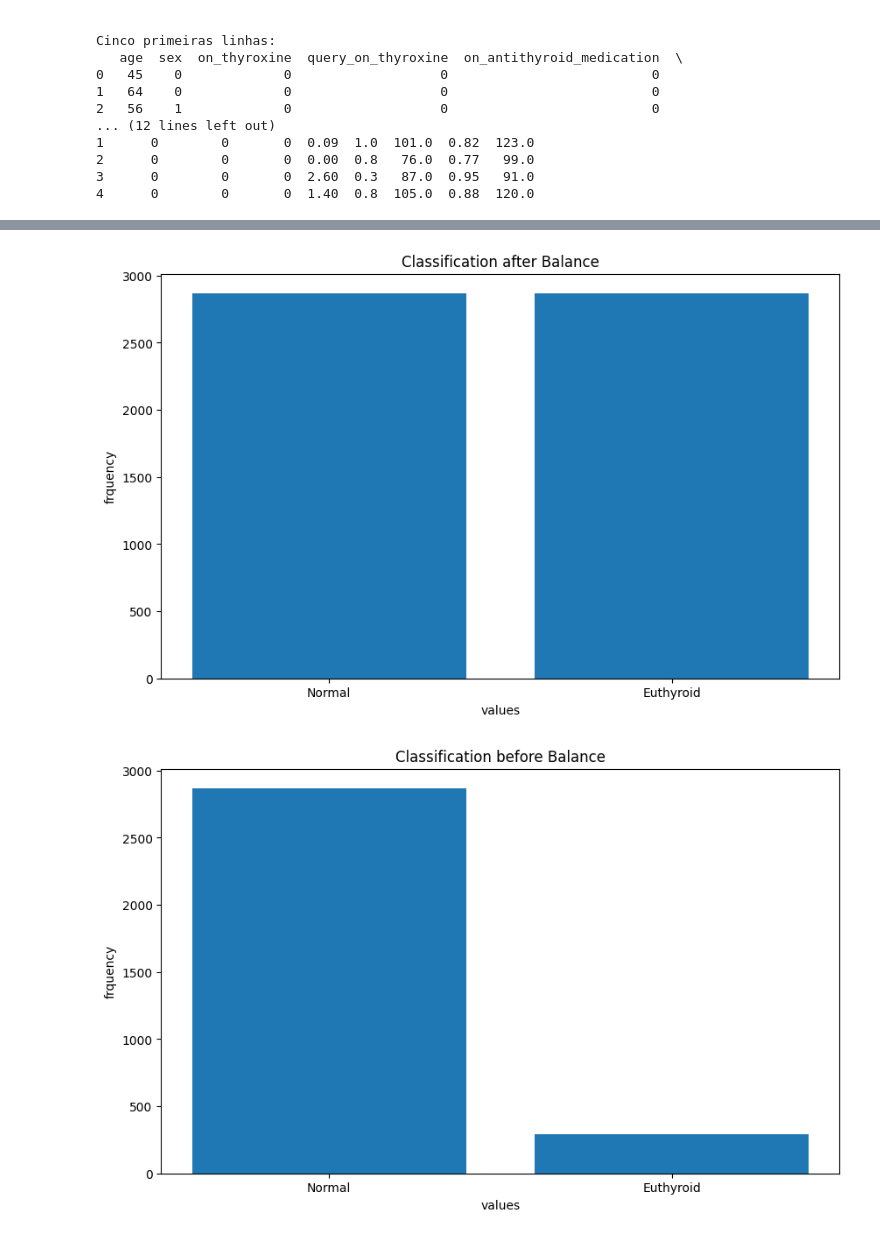
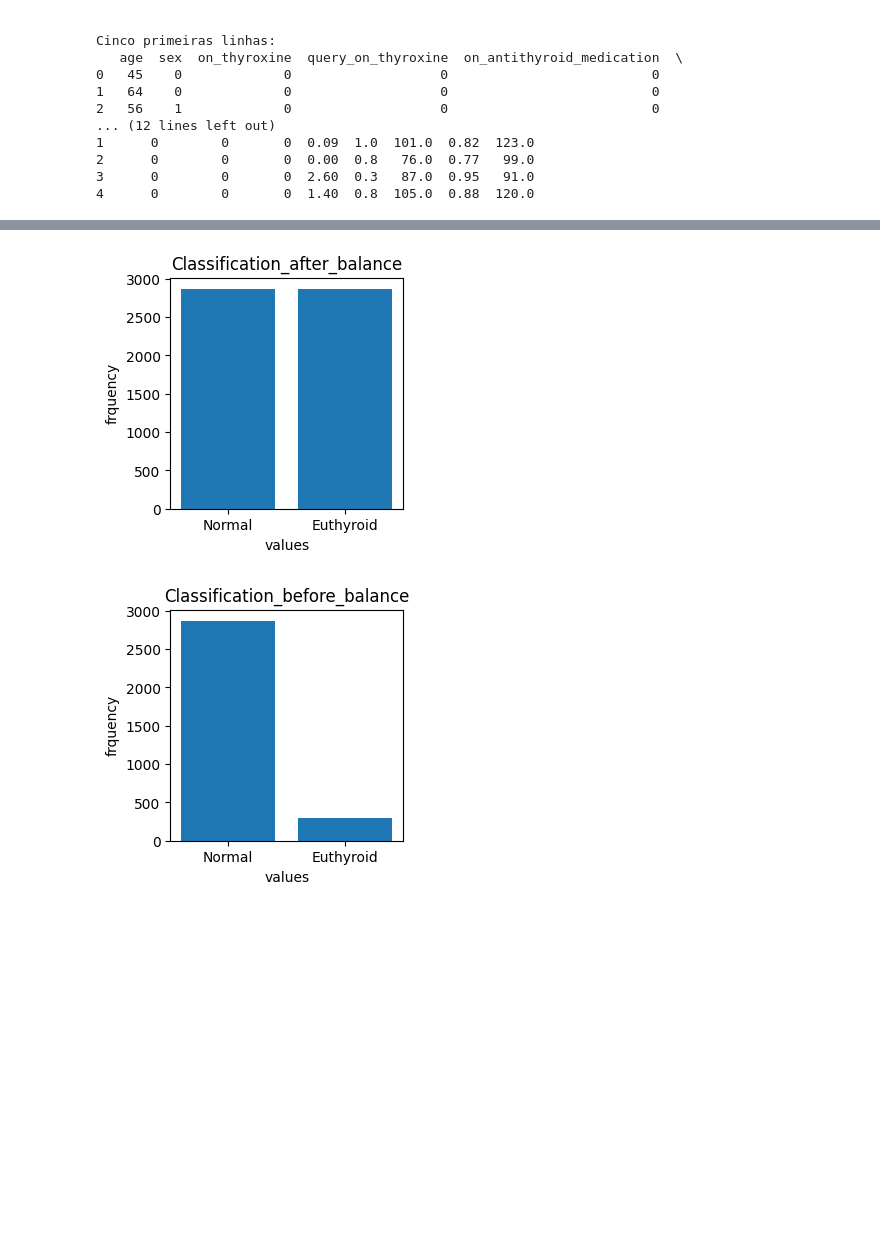
Before and after one commit to cilab-ufersa/euthyroid_sick_syndrome, a Jupyter notebook: euthyroid_sick_syndrome/CBIC23.ipynb, the cells around one changed output, grey strips where cells are left out. Saved outputs shown, nothing was run; the diff lists cells and outputs as text; code cells hidden in the pictures; blank space fills up the shorter version.

```diff
--- a/euthyroid_sick_syndrome/CBIC23.ipynb
+++ b/euthyroid_sick_syndrome/CBIC23.ipynb
@@ -267,22 +276,22 @@ Index(['classification', 'age', 'sex', 'on_thyroxine', 'query_on_thyroxine',
        'TSH', 'T3', 'TT4', 'T4U', 'FTI'],
       dtype='object')
 # %%
-from tabulate import tabulate
+# from tabulate import tabulate
 
-columns_to_select = ['classification', 'age', 'sex', 'sick', 'tumor', 'lithium', 'goitre', 'TSH', 'T3', 'TT4', 'T4U', 'FTI']
-selected_dataset = dataset[columns_to_select]
+# columns_to_select = ['classification', 'age', 'sex', 'sick', 'tumor', 'lithium', 'goitre', 'TSH', 'T3', 'TT4', 'T4U', 'FTI']
+# selected_dataset = dataset[columns_to_select]
 
-# Exibir as colunas
-colunas = selected_dataset.columns.tolist()
+# # Exibir as colunas
+# colunas = selected_dataset.columns.tolist()
 
-# Exibir as cinco primeiras linhas
-cinco_primeiras_linhas = dataset.head(5)
+# # Exibir as cinco primeiras linhas
+# cinco_primeiras_linhas = dataset.head(5)
 
-# Converter os dados em formato de lista de listas
-dados = cinco_primeiras_linhas.values.tolist()
+# # Converter os dados em formato de lista de listas
+# dados = cinco_primeiras_linhas.values.tolist()
 
-tabela = tabulate(dados, headers=colunas, tablefmt="latex")
+# tabela = tabulate(dados, headers=colunas, tablefmt="latex")
 
-# Imprimir a tabela
-print(tabela)
+# # Imprimir a tabela
+# print(tabela)
 # %% [output]
@@ -300,29 +299,29 @@ print(tabela)
 # %%
-
+dataset = pd.read_csv('/home/vinicius/UFERSA/cilab/euthyroid_sick_syndrome/euthyroid_sick_syndrome/datasets/euthyroid/euthyroid_final_features.csv')
 #Balanceando dos dados
 dataset_bal, ouput_label = balance_dataset_smote(dataset, output_label_dataset, random_state=42, k_neighbors=5)
 output_label_dataset_bal = dataset_bal['classification']
 
 output_label_dataset_des = dataset['classification']
 
 
 # Função para criar o gráfico
 def plot_grafico_barras(dados, title):
     labels = ['Normal', 'Euthyroid']
     count_0 = len(dados[dados == 0])
     count_1 = len(dados[dados == 1])
     contagem = [count_0, count_1]
 
-    plt.figure(figsize=(10, 6))
+    plt.figure(figsize=(3, 3))
     plt.bar(labels, contagem)
     plt.xlabel('values')
     plt.ylabel('frquency')
     plt.title(title)
     plt.savefig(title, dpi=300)
 
 # Chamar as funções para plotar os gráficos
-plot_grafico_barras(output_label_dataset_bal, 'Classification after Balance')
-plot_grafico_barras(output_label_dataset_des, 'Classification before Balance')
+plot_grafico_barras(output_label_dataset_bal, 'Classification_after_balance')
+plot_grafico_barras(output_label_dataset_des, 'Classification_before_balance')
 # %% [output]
-[figure, old version]
+[figure, new version]
-[figure, old version]
+[figure, new version]
```
Also changed, not shown: parts of 5 cells of this notebook, 15 other files.
